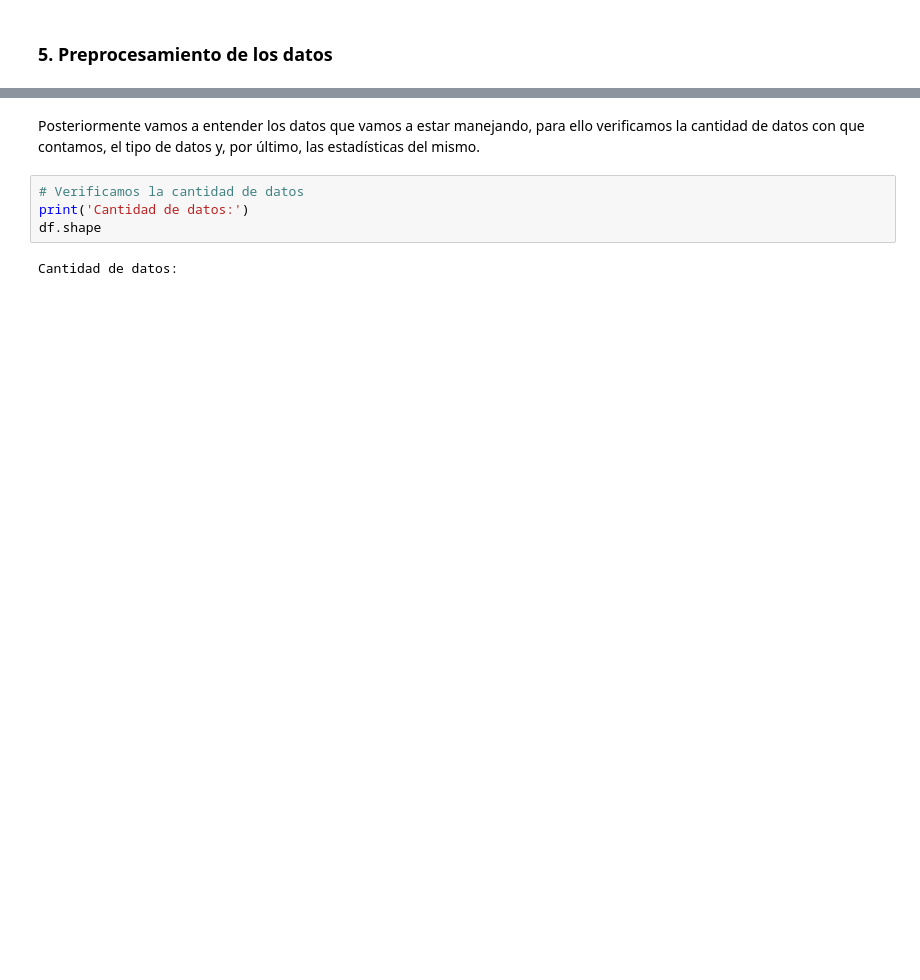
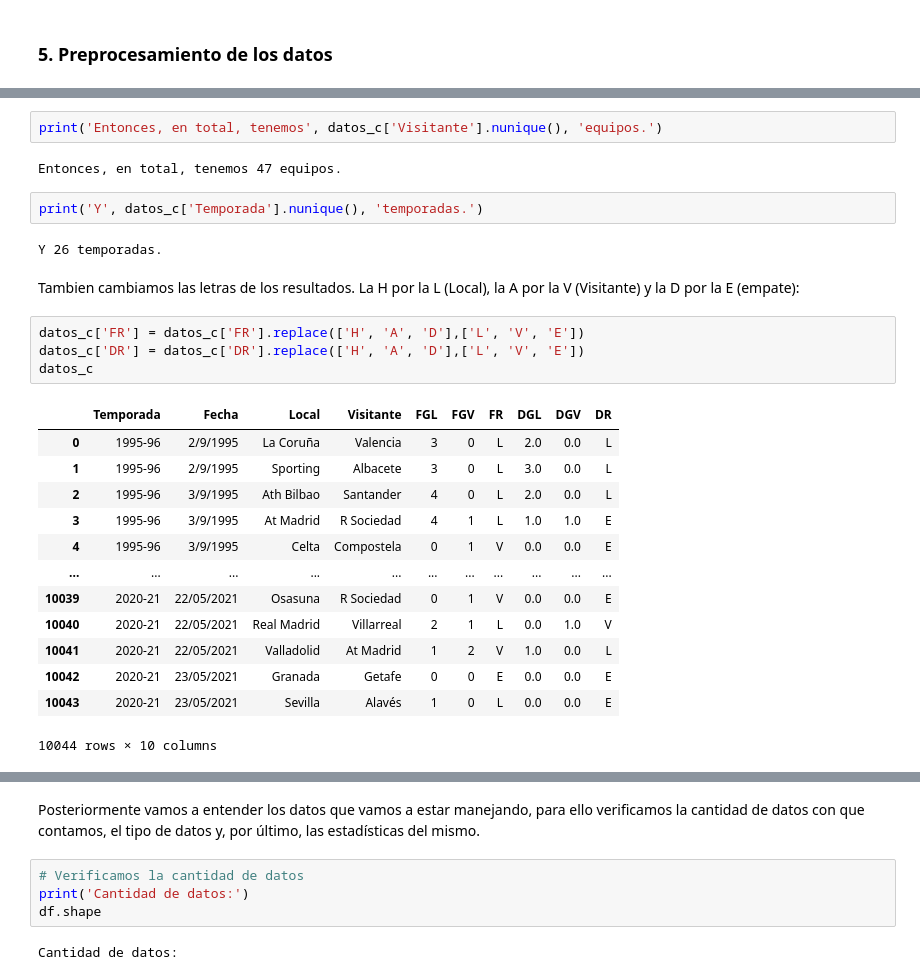
Before and after one commit to joaquinlopmar/Python, a Jupyter notebook: LaLiga.ipynb, the cells around one changed output, grey strips where cells are left out. Drawn from its saved outputs; the diff is of its cells as text; blank space fills up the shorter version.

```diff
--- a/LaLiga.ipynb
+++ b/LaLiga.ipynb
@@ -361,0 +367,28 @@ df
+# %%
+print('Entonces, en total, tenemos', datos_c['Visitante'].nunique(), 'equipos.')
+# %% [output]
+Entonces, en total, tenemos 47 equipos.
+# %%
+print('Y', datos_c['Temporada'].nunique(), 'temporadas.')
+# %% [output]
+Y 26 temporadas.
+# %% [markdown]
+Tambien cambiamos las letras de los resultados. La H por la L (Local), la A por la V (Visitante) y la D por la E (empate):
+# %%
+datos_c['FR'] = datos_c['FR'].replace(['H', 'A', 'D'],['L', 'V', 'E'])
+datos_c['DR'] = datos_c['DR'].replace(['H', 'A', 'D'],['L', 'V', 'E'])
+datos_c
+# %% [output]
+|  | Temporada | Fecha | Local | Visitante | FGL | FGV | FR | DGL | DGV | DR |
+| 0 | 1995-96 | 2/9/1995 | La Coruña | Valencia | 3 | 0 | L | 2.0 | 0.0 | L |
+| 1 | 1995-96 | 2/9/1995 | Sporting | Albacete | 3 | 0 | L | 3.0 | 0.0 | L |
+| 2 | 1995-96 | 3/9/1995 | Ath Bilbao | Santander | 4 | 0 | L | 2.0 | 0.0 | L |
+| 3 | 1995-96 | 3/9/1995 | At Madrid | R Sociedad | 4 | 1 | L | 1.0 | 1.0 | E |
+| 4 | 1995-96 | 3/9/1995 | Celta | Compostela | 0 | 1 | V | 0.0 | 0.0 | E |
+| ... | ... | ... | ... | ... | ... | ... | ... | ... | ... | ... |
+| 10039 | 2020-21 | 22/05/2021 | Osasuna | R Sociedad | 0 | 1 | V | 0.0 | 0.0 | E |
+| 10040 | 2020-21 | 22/05/2021 | Real Madrid | Villarreal | 2 | 1 | L | 0.0 | 1.0 | V |
+| 10041 | 2020-21 | 22/05/2021 | Valladolid | At Madrid | 1 | 2 | V | 1.0 | 0.0 | L |
+| 10042 | 2020-21 | 23/05/2021 | Granada | Getafe | 0 | 0 | E | 0.0 | 0.0 | E |
+| 10043 | 2020-21 | 23/05/2021 | Sevilla | Alavés | 1 | 0 | L | 0.0 | 0.0 | E |
+10044 rows × 10 columns
```
Also changed, not shown: parts of 45 cells of this notebook.
